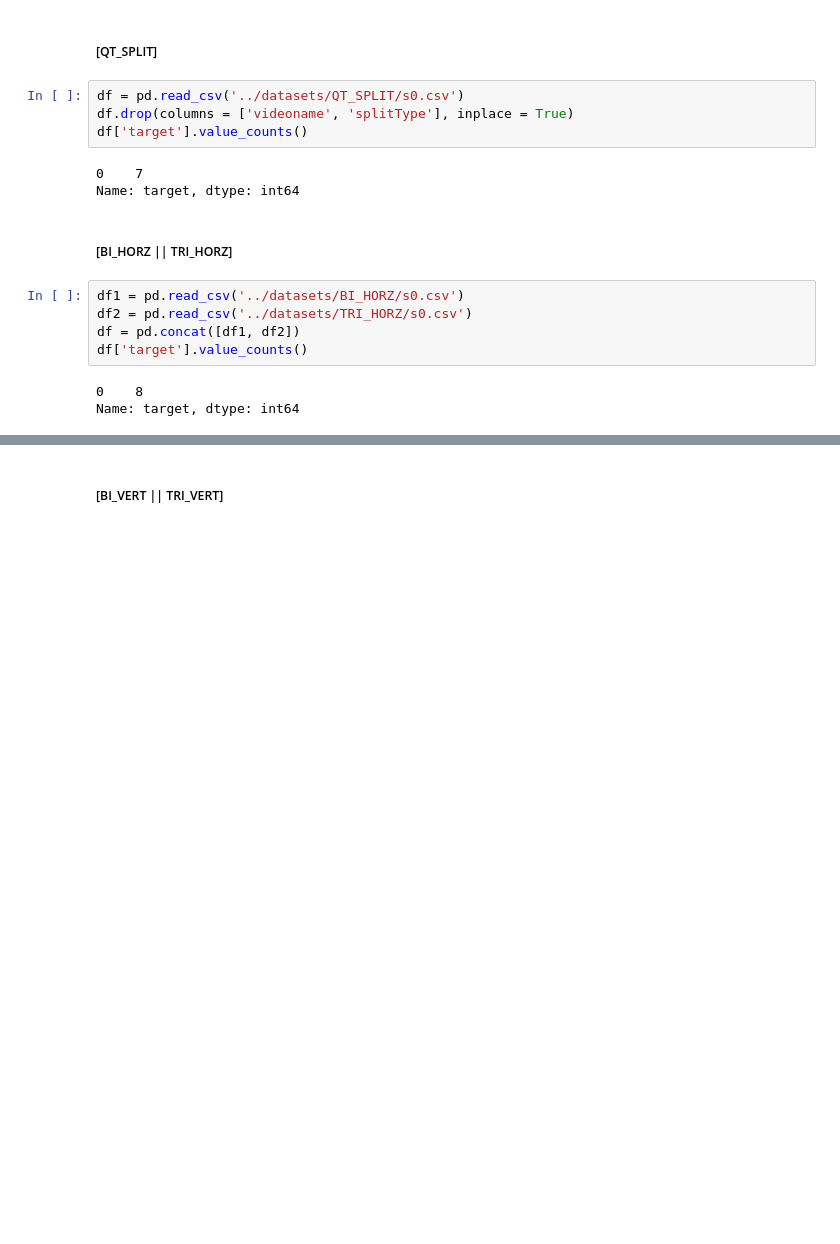
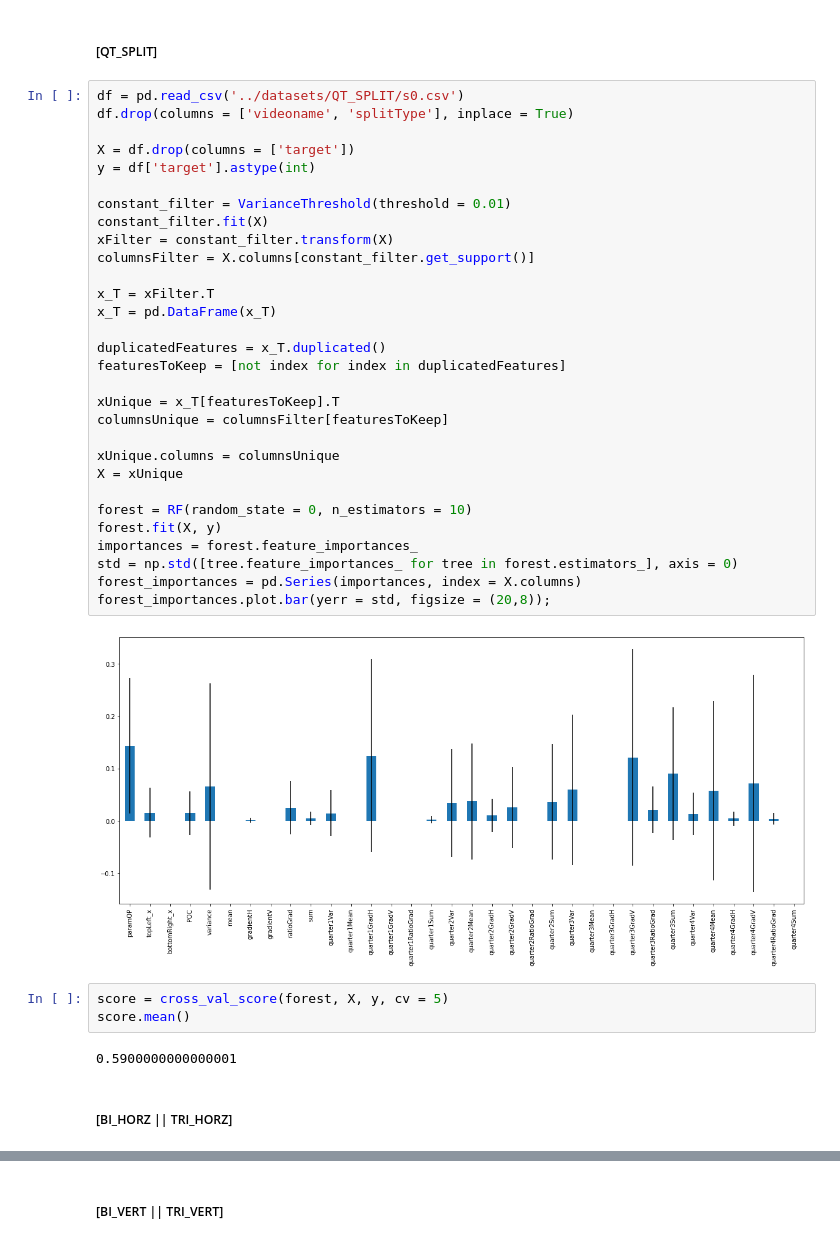
Before and after one commit to mclindino/TCC, a Jupyter notebook: Software/source/Extract_Features_Image.ipynb, the cells around one changed output, grey strips where cells are left out. Cells and saved outputs as stored; diff of their text form; blank space fills up the shorter version.

Commit message:
New Dataset

```diff
--- a/Software/source/Extract_Features_Image.ipynb
+++ b/Software/source/Extract_Features_Image.ipynb
@@ -88,20 +148,42 @@ pixel_features.concatenateDataFrames('VTM', 's0')
 #### [Modelos]
 # %% [markdown]
 ##### [QT_SPLIT]
-# %%
-df = pd.read_csv('../datasets/QT_SPLIT/s0.csv')
-df.drop(columns = ['videoname', 'splitType'], inplace = True)
-df['target'].value_counts()
-# %% [output]
-0    7
-Name: target, dtype: int64
+# %%
+df = pd.read_csv('../datasets/QT_SPLIT/s0.csv')
+df.drop(columns = ['videoname', 'splitType'], inplace = True)
+
+X = df.drop(columns = ['target'])
+y = df['target'].astype(int)
+
+constant_filter = VarianceThreshold(threshold = 0.01)
+constant_filter.fit(X)
+xFilter = constant_filter.transform(X)
+columnsFilter = X.columns[constant_filter.get_support()]
+
+x_T = xFilter.T
+x_T = pd.DataFrame(x_T)
+
+duplicatedFeatures = x_T.duplicated()
+featuresToKeep = [not index for index in duplicatedFeatures]
+
+xUnique = x_T[featuresToKeep].T
+columnsUnique = columnsFilter[featuresToKeep]
+
+xUnique.columns = columnsUnique
+X = xUnique
+
+forest = RF(random_state = 0, n_estimators = 10)
+forest.fit(X, y)
+importances = forest.feature_importances_
+std = np.std([tree.feature_importances_ for tree in forest.estimators_], axis = 0)
+forest_importances = pd.Series(importances, index = X.columns)
+forest_importances.plot.bar(yerr = std, figsize = (20,8));
+# %% [output]
+[figure, added]
+# %%
+score = cross_val_score(forest, X, y, cv = 5)
+score.mean()
+# %% [output]
+0.5900000000000001
 # %% [markdown]
 ##### [BI_HORZ || TRI_HORZ]
-# %%
-df1 = pd.read_csv('../datasets/BI_HORZ/s0.csv')
-df2 = pd.read_csv('../datasets/TRI_HORZ/s0.csv')
-df = pd.concat([df1, df2])
-df['target'].value_counts()
-# %% [output]
-0    8
-Name: target, dtype: int64
```
Also changed, not shown: parts of 33 cells of this notebook, 34 other files.
